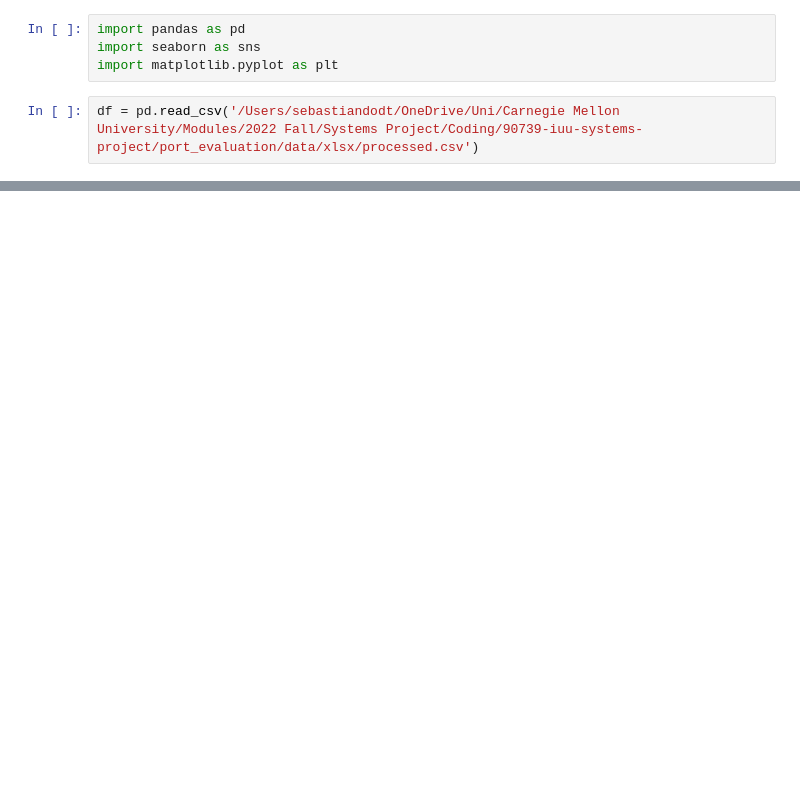
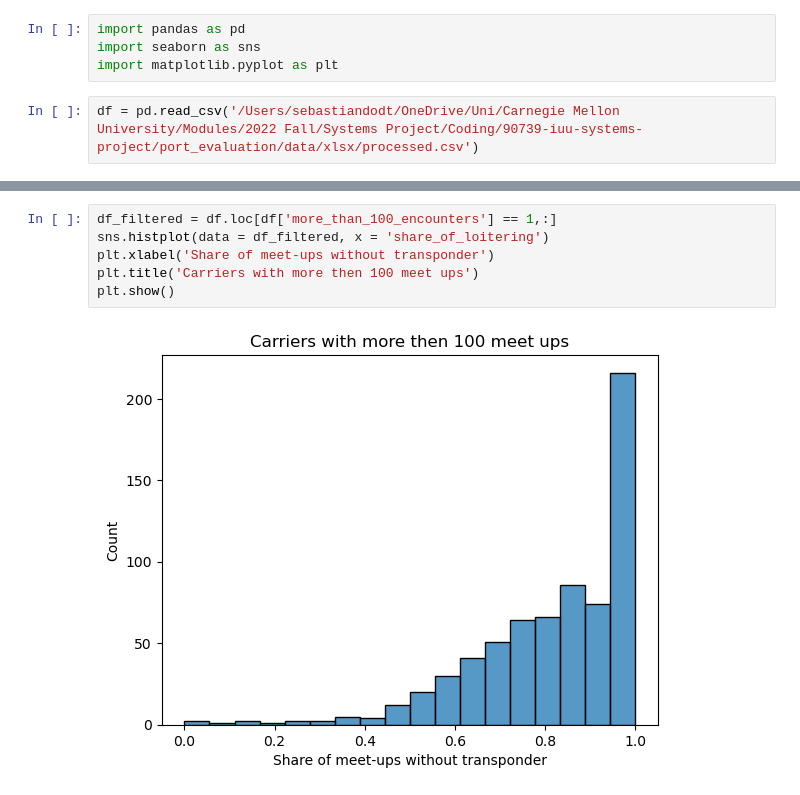
Before and after one commit to sebdodt/90739-iuu-systems-project, a Jupyter notebook: port_evaluation/eda/sebs_explorations.ipynb, the cells around one changed output, grey strips where cells are left out. Drawn from its saved outputs; the diff is of its cells as text; blank space fills up the shorter version.

```diff
--- a/port_evaluation/eda/sebs_explorations.ipynb
+++ b/port_evaluation/eda/sebs_explorations.ipynb
@@ -14,0 +16,8 @@ plt.show()
+# %%
+df_filtered = df.loc[df['more_than_100_encounters'] == 1,:]
+sns.histplot(data = df_filtered, x = 'share_of_loitering')
+plt.xlabel('Share of meet-ups without transponder')
+plt.title('Carriers with more then 100 meet ups')
+plt.show()
+# %% [output]
+[figure, added]
```
Also changed, not shown: parts of 2 cells of this notebook.
